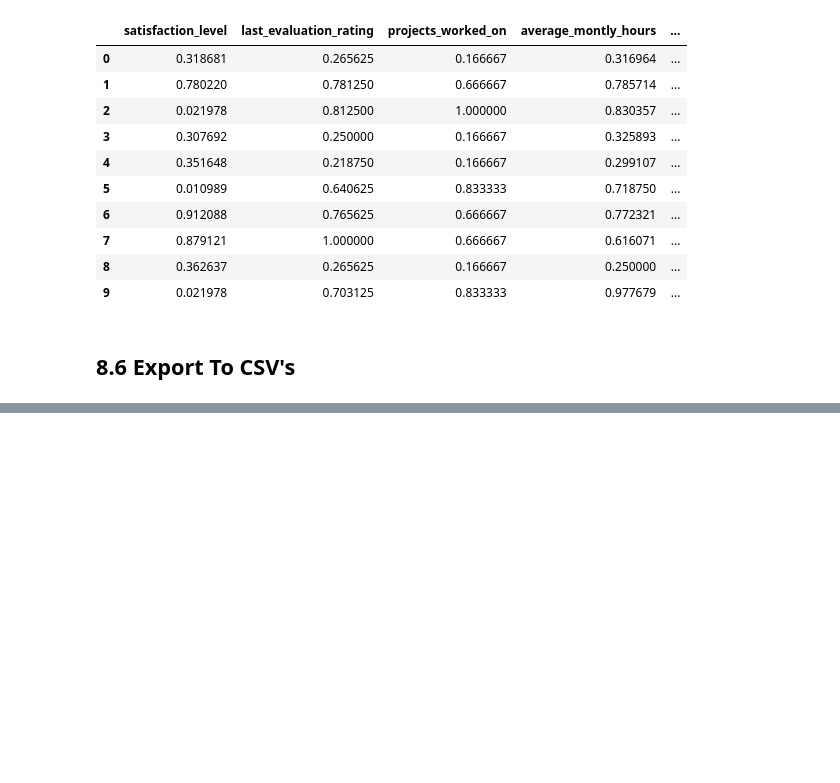
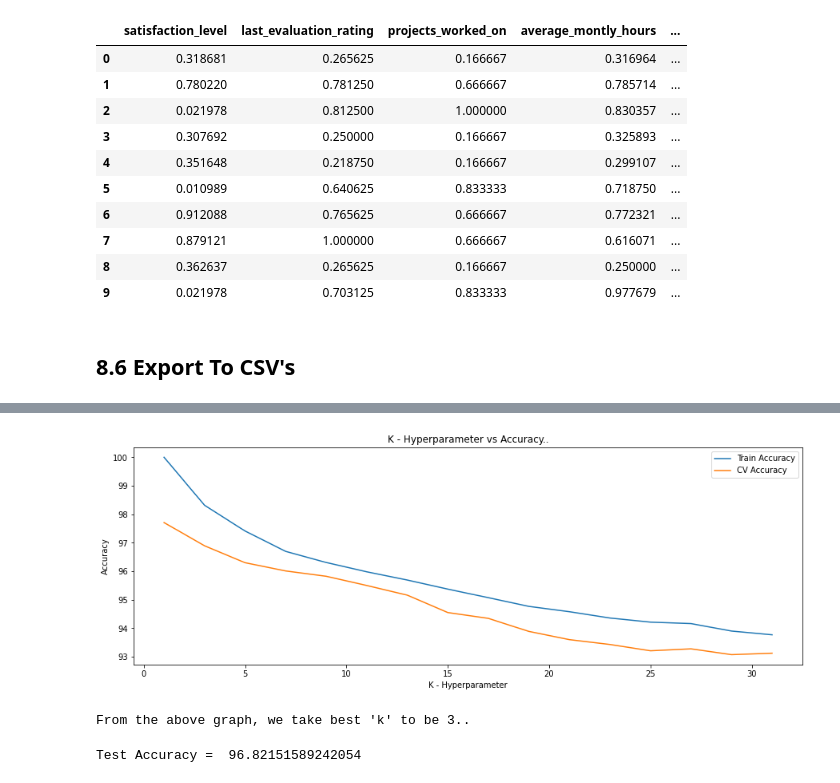
Before and after one commit to nalinsharma/BITSDissertation, a Jupyter notebook: ipynb/MidSemester.ipynb, the cells around one changed output, grey strips where cells are left out. Cells and saved outputs as stored; diff of their text form; code cells hidden in the pictures; blank space fills up the shorter version.

```diff
--- a/ipynb/MidSemester.ipynb
+++ b/ipynb/MidSemester.ipynb
@@ -1964,0 +1989,3 @@ dill_load_session('8.6_data_processing_after_doing_eda_and_hypothesis_testing_an
+# %%
+x_smote_standardized = smote_standardized_df.loc[:, smote_standardized_df.columns != 'Attrition']
+y_smote_standardized = smote_standardized_df.loc[:, smote_standardized_df.columns == 'Attrition']
@@ -1964,0 +2016,31 @@ dill_load_session('8.6_data_processing_after_doing_eda_and_hypothesis_testing_an
+# %%
+def kNN_smote(x_train, y_train, x_cv, y_cv):
+
+    k_values_smote = []
+    auc_train_smote = []
+    auc_cv_smote = []
+
+    for k in tqdm_notebook(range(1, 32, 2)):
+
+        # getting only odd 'k' values..double check..
+        if k % 2 != 0 :
+            k_values_smote.append(k)
+
+            knn_smote = KNeighborsClassifier(n_neighbors=k, algorithm='brute', weights='uniform', n_jobs=12)
+            knn_smote.fit(x_train, y_train)
+
+            y_train_pred = knn_smote.predict_proba(x_train)[:, 1]
+            y_cv_pred = knn_smote.predict_proba(x_cv)[:, 1]
+
+            train_accuracy_score_smote = accuracy_score(y_train, y_train_pred.round(), normalize=True) * 100
+            cv_accuracy_score_smote = accuracy_score(y_cv, y_cv_pred.round(), normalize=True) * 100
+
+            auc_train_smote.append(train_accuracy_score_smote)
+            auc_cv_smote.append(cv_accuracy_score_smote)
+
+            print("\nTrain_Accuracy for k={0} is {1}..".format(k, train_accuracy_score_smote))
+            print("CV_Accuracy for k={0} is {1}..".format(k, cv_accuracy_score_smote))
+
+    return k_values_smote, auc_train_smote, auc_cv_smote
+# %%
+k_values_smote_standardized, auc_train_smote_standardized, auc_cv_smote_standardized = kNN_smote(x_train_smote_standardized, y_train_smote_standardized, x_cv_smote_standardized, y_cv_smote_standardized)
@@ -1964,0 +2065,28 @@ dill_load_session('8.6_data_processing_after_doing_eda_and_hypothesis_testing_an
+# %%
+plt.subplots(figsize=(15, 5))
+plt.plot(k_values_smote_standardized, auc_train_smote_standardized, label='Train Accuracy')
+plt.plot(k_values_smote_standardized, auc_cv_smote_standardized, label='CV Accuracy')
+plt.legend()
+plt.xlabel('K - Hyperparameter')
+plt.ylabel('Accuracy')
+plt.title('K - Hyperparameter vs Accuracy..')
+plt.show()
+# %% [output]
+[figure, added]
+# %%
+# from the error plot we choose K such that, we will have maximum AUC on cv data and gap between the train and cv is less..
+best_k_smote_standardized = 3
+print("From the above graph, we take best 'k' to be {0}..".format(best_k_smote_standardized))
+
+knn_smote_standardized = KNeighborsClassifier(n_neighbors=best_k_smote_standardized, algorithm='brute', weights='uniform', n_jobs=12)
+knn_smote_standardized.fit(x_train_smote_standardized, y_train_smote_standardized)
+
+y_train_pred_smote_standardized = knn_smote_standardized.predict_proba(x_train_smote_standardized)[:,1]
+y_test_pred_smote_standardized = knn_smote_standardized.predict_proba(x_test_smote_standardized)[:,1]
+# %% [output]
+From the above graph, we take best 'k' to be 3..
+# %%
+test_accuracy_score_smote = accuracy_score(y_test_smote_standardized, y_test_pred_smote_standardized.round(), normalize=True) * 100
+print("Test Accuracy = ", test_accuracy_score_smote)
+# %% [output]
+Test Accuracy =  96.82151589242054
```
Also changed, not shown: parts of 55 cells of this notebook, 2 other files.
